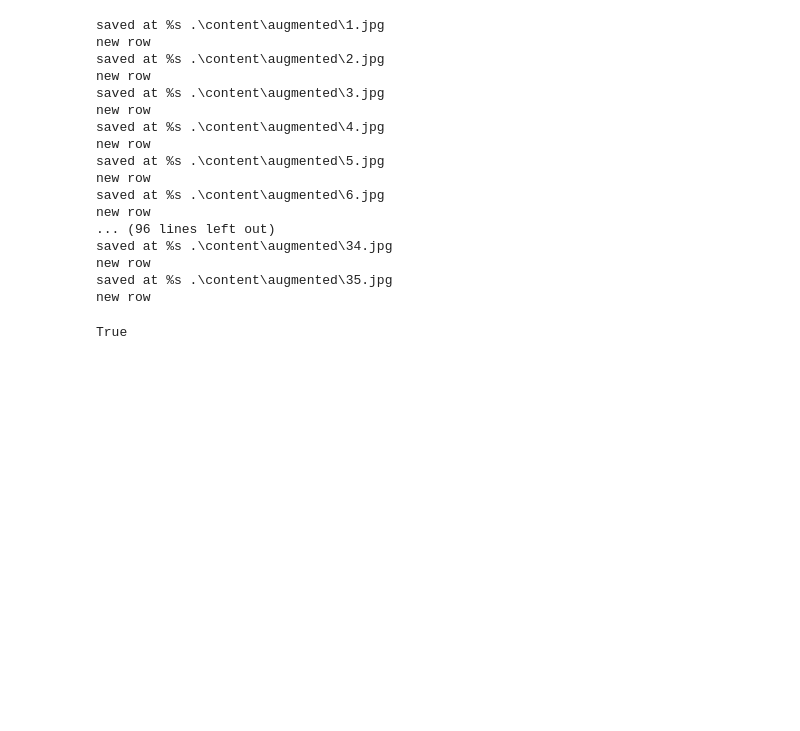
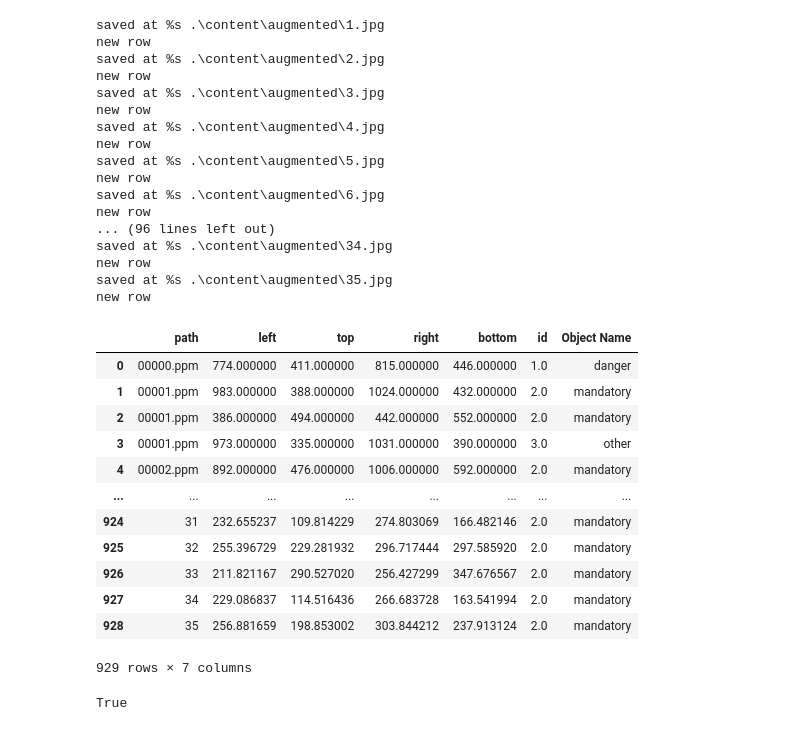
Before and after one commit to LorenzoColombi/TrafficSignDetection, a Jupyter notebook: progetto04.ipynb, the cells around one changed output. Drawn from its saved outputs; the diff is of its cells as text; code cells hidden in the pictures; blank space fills up the shorter version.

```diff
--- a/progetto04.ipynb
+++ b/progetto04.ipynb
@@ -2849,6 +2872,22 @@ saved at %s .\content\augmented\34.jpg
 new row
 saved at %s .\content\augmented\35.jpg
 new row
+# %%
+data
+# %% [output]
+|  | path | left | top | right | bottom | id | Object Name |
+| 0 | 00000.ppm | 774.000000 | 411.000000 | 815.000000 | 446.000000 | 1.0 | danger |
+| 1 | 00001.ppm | 983.000000 | 388.000000 | 1024.000000 | 432.000000 | 2.0 | mandatory |
+| 2 | 00001.ppm | 386.000000 | 494.000000 | 442.000000 | 552.000000 | 2.0 | mandatory |
+| 3 | 00001.ppm | 973.000000 | 335.000000 | 1031.000000 | 390.000000 | 3.0 | other |
+| 4 | 00002.ppm | 892.000000 | 476.000000 | 1006.000000 | 592.000000 | 2.0 | mandatory |
+| ... | ... | ... | ... | ... | ... | ... | ... |
+| 924 | 31 | 232.655237 | 109.814229 | 274.803069 | 166.482146 | 2.0 | mandatory |
+| 925 | 32 | 255.396729 | 229.281932 | 296.717444 | 297.585920 | 2.0 | mandatory |
+| 926 | 33 | 211.821167 | 290.527020 | 256.427299 | 347.676567 | 2.0 | mandatory |
+| 927 | 34 | 229.086837 | 114.516436 | 266.683728 | 163.541994 | 2.0 | mandatory |
+| 928 | 35 | 256.881659 | 198.853002 | 303.844212 | 237.913124 | 2.0 | mandatory |
+929 rows × 7 columns
 # %%
 #testing augmentation
 bboxes1=[]
```
Also changed, not shown: parts of 7 cells of this notebook.
